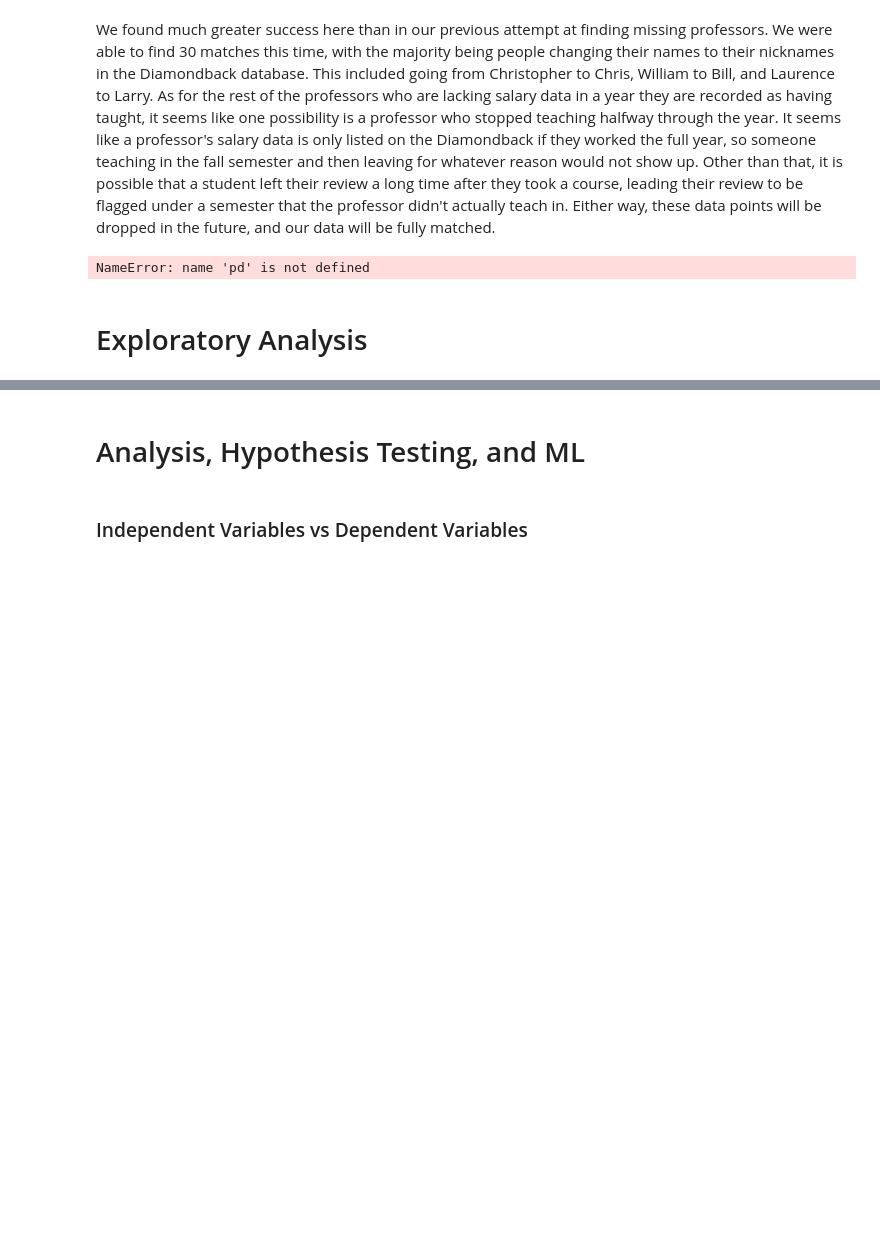
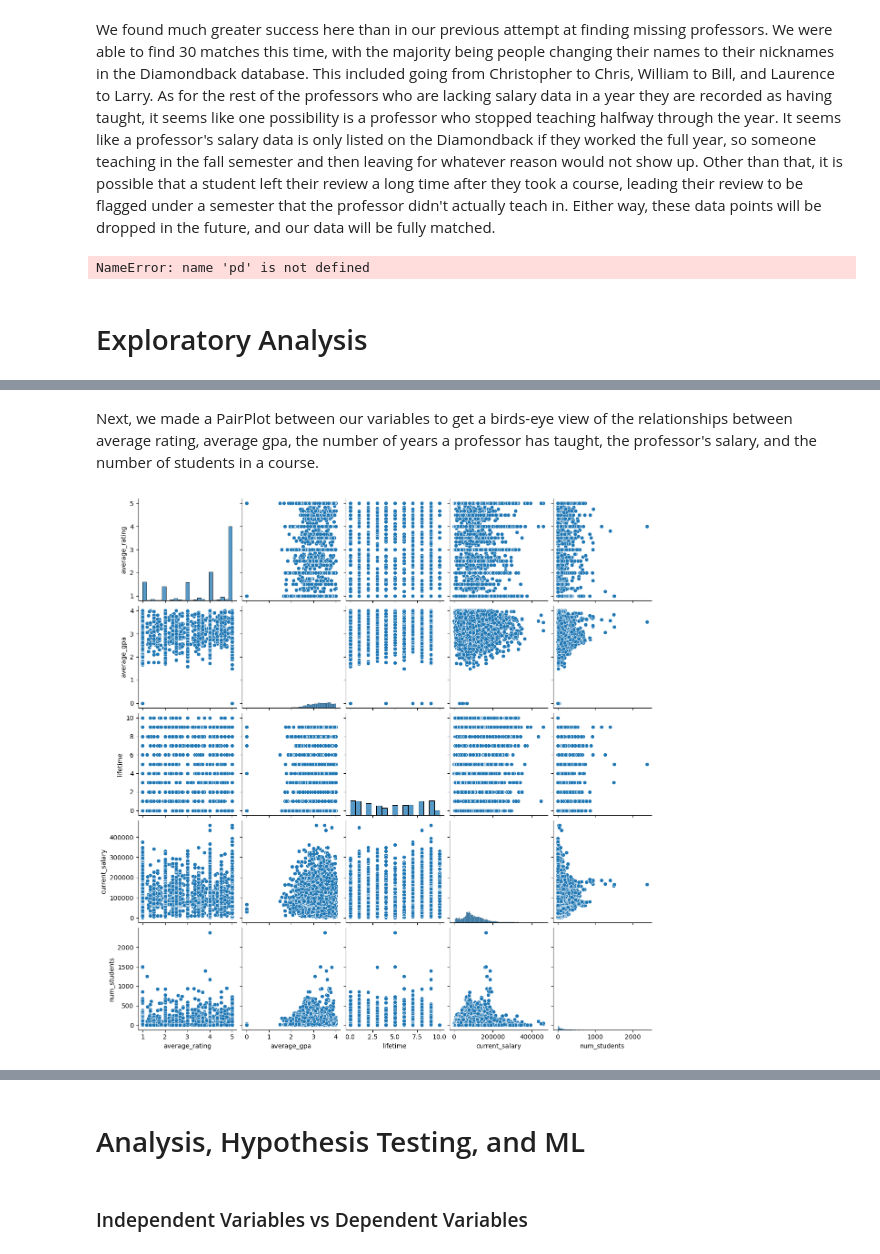
Before and after one commit to aaronl1661/teacherSalaryAnalysis, a Jupyter notebook: index.ipynb, the cells around one changed output, grey strips where cells are left out. Saved outputs shown, nothing was run; the diff lists cells and outputs as text; code cells hidden in the pictures; blank space fills up the shorter version.

```diff
--- a/index.ipynb
+++ b/index.ipynb
@@ -917,0 +1029,8 @@ NameError: name 'pd' is not defined
+# %% [markdown]
+Next, we made a PairPlot between our variables to get a birds-eye view of the relationships between average rating, average gpa, the number of years a professor has taught, the professor's salary, and the number of students in a course.
+# %%
+df_test = df[(df['num_reviews'] >= 0)]
+
+g = sns.pairplot(df_test[["average_rating", "average_gpa", "lifetime", "current_salary", "num_students"]])
+# %% [output]
+[figure, added]
```
Also changed, not shown: parts of 28 cells of this notebook.
